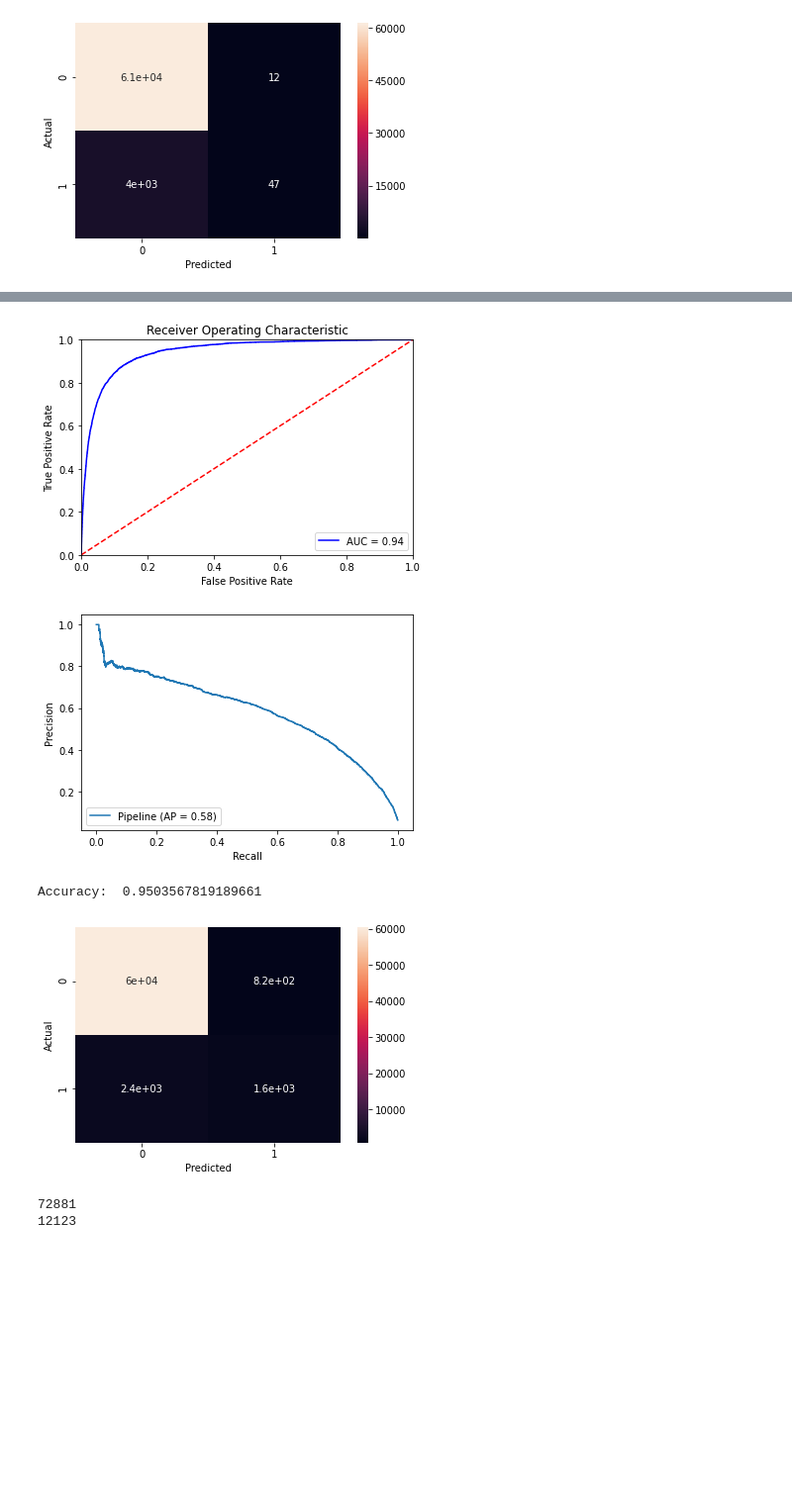
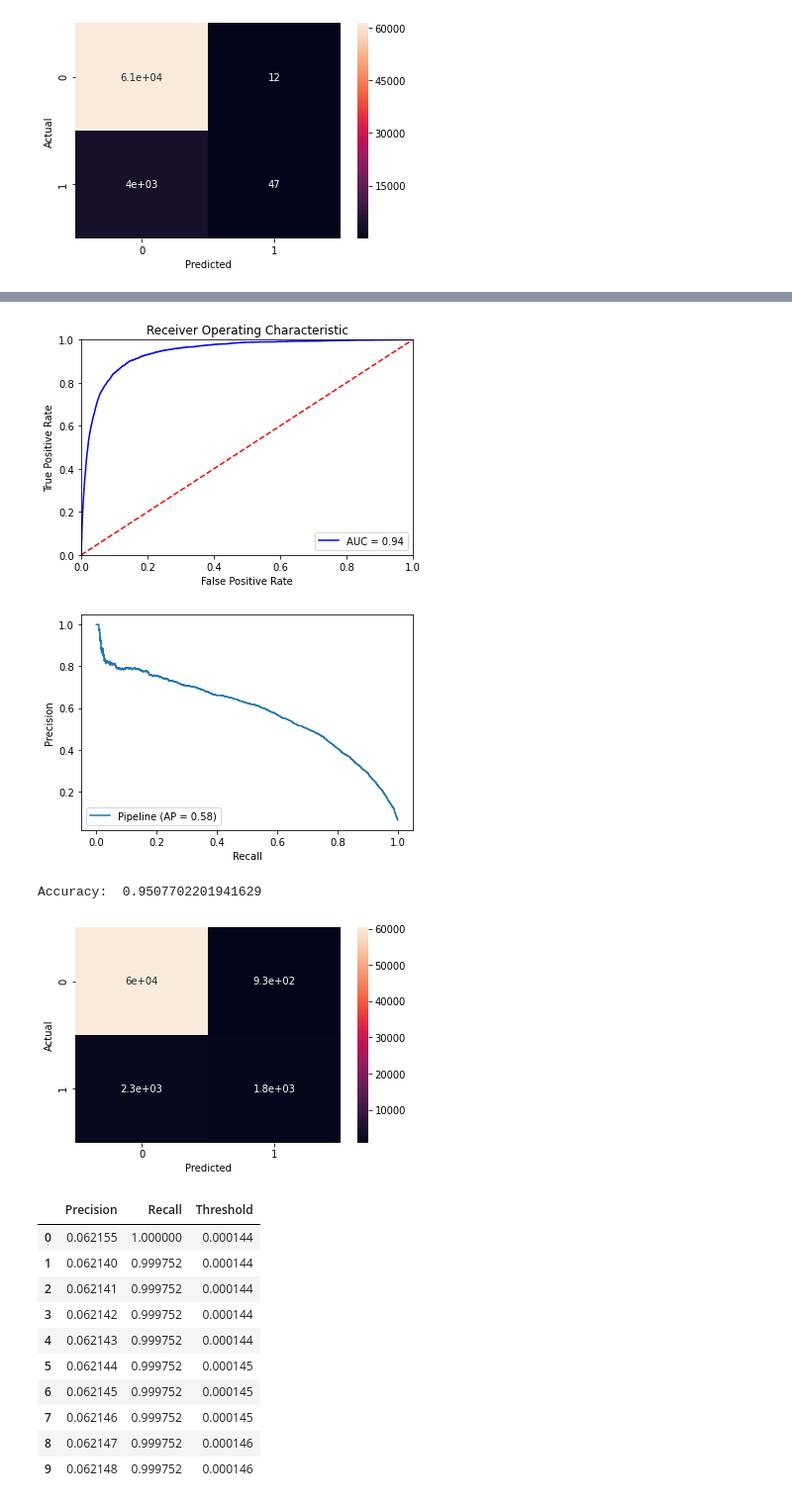
Before and after one commit to shiranimehr/Capstone-two, a Jupyter notebook: insincere_questions_classification/notebooks/Modeling.ipynb, the cells around one changed output, grey strips where cells are left out. Shown at 99% size. Cells and saved outputs as stored; diff of their text form; code cells hidden in the pictures; blank space fills up the shorter version.

```diff
--- a/insincere_questions_classification/notebooks/Modeling.ipynb
+++ b/insincere_questions_classification/notebooks/Modeling.ipynb
@@ -214,26 +208,37 @@ parameters:
               validation_fraction=0.1, verbose=0, warm_start=False)
 # %%
 best_model  = gscv.best_estimator_
-best_model.fit(X_train['question_text'], y_train['target'])
+best_model.fit(X_train, y_train)
 
-plot_roc(best_model, X_test['question_text'], y_test['target'])
+plot_roc(best_model, X_test, y_test)
 
-[precision, recall, average_precision] = calculate_precision_recall(best_model,
-                                                                    X_test['question_text'],
-                                                                    y_test['target'])
+plot_precision_recall_curve(best_model, X_test, y_test)
+plt.show()
 
-best_model_predicted = best_model.predict(X_test['question_text'])
-calculate_accuracy(y_test['target'], best_model_predicted)
-plot_confusion_matrix(y_test['target'], best_model_predicted)
+y_scores = best_model.predict_proba(X_test)[:, 1]
+p, r, thresholds = precision_recall_curve(y_test, y_scores)
+l = len(thresholds)
+p_r_th_df = pd.DataFrame({'Precision': p[0:l], 'Recall':r[0:l], 'Threshold':thresholds[0:l]})
+
+best_model_predicted = best_model.predict(X_test)
+calculate_accuracy(y_test, best_model_predicted)
+plot_confusion_matrix(y_test, best_model_predicted)
 # %% [output]
 [figure]
 [figure]
-Accuracy:  0.9503567819189661
+Accuracy:  0.9507702201941629
 [figure]
-# %%
-coefs = best_model.named_steps['clf'].coef_[0]
-print(len(coefs))
-print(sum(coefs>0))
-# %% [output]
-72881
-12123
+# %%
+p_r_th_df.head(10)
+# %% [output]
+|  | Precision | Recall | Threshold |
+| 0 | 0.062155 | 1.000000 | 0.000144 |
+| 1 | 0.062140 | 0.999752 | 0.000144 |
+| 2 | 0.062141 | 0.999752 | 0.000144 |
+| 3 | 0.062142 | 0.999752 | 0.000144 |
+| 4 | 0.062143 | 0.999752 | 0.000144 |
+| 5 | 0.062144 | 0.999752 | 0.000145 |
+| 6 | 0.062145 | 0.999752 | 0.000145 |
+| 7 | 0.062146 | 0.999752 | 0.000145 |
+| 8 | 0.062147 | 0.999752 | 0.000146 |
+| 9 | 0.062148 | 0.999752 | 0.000146 |
```
Also changed, not shown: parts of 15 cells of this notebook.
